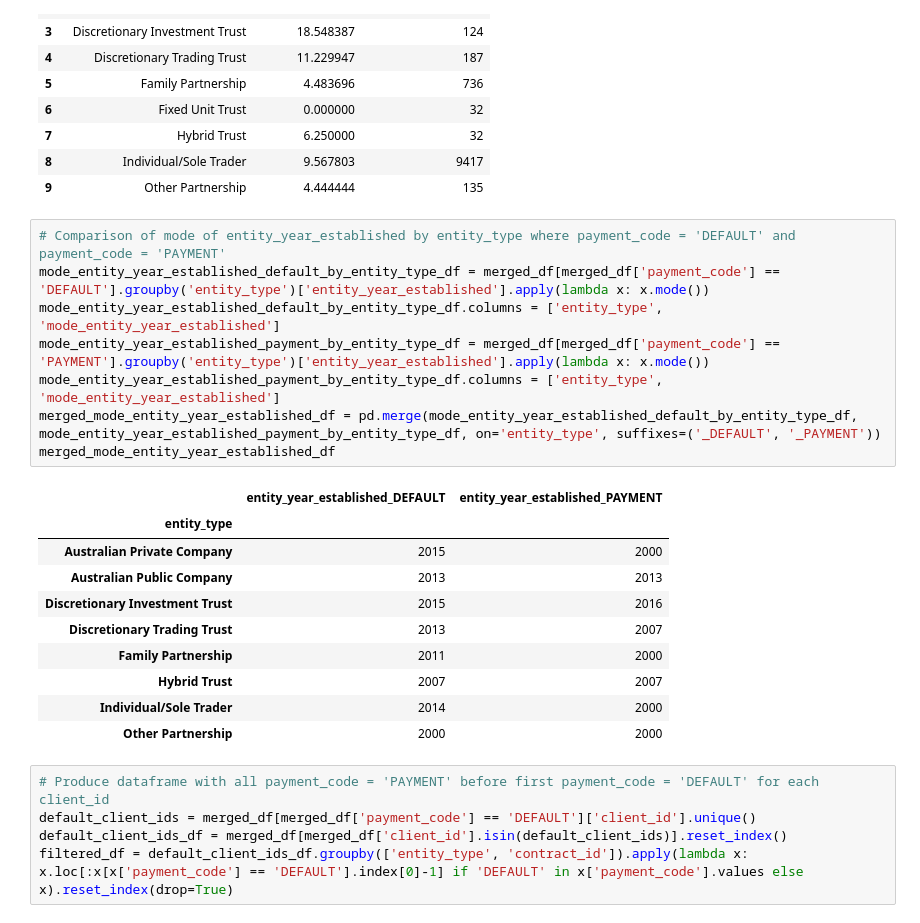
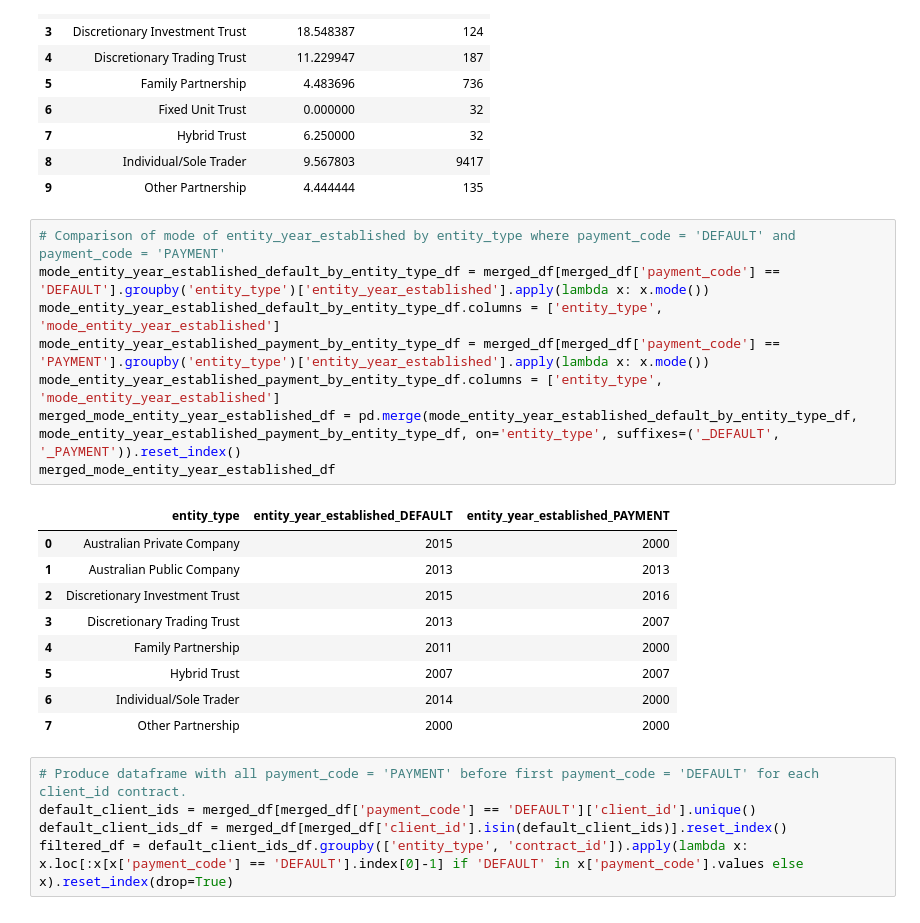
Before and after one commit to jacobpalinski/Payments-Case-Study, a Jupyter notebook: Jacob-Palinski-Case-Study-Python.ipynb, the cells around one changed output. Drawn from its saved outputs; the diff is of its cells as text.

```diff
--- a/Jacob-Palinski-Case-Study-Python.ipynb
+++ b/Jacob-Palinski-Case-Study-Python.ipynb
@@ -225,24 +225,23 @@ default_by_entity_type_df
 # %%
 # Comparison of mode of entity_year_established by entity_type where payment_code = 'DEFAULT' and payment_code = 'PAYMENT'
 mode_entity_year_established_default_by_entity_type_df = merged_df[merged_df['payment_code'] == 'DEFAULT'].groupby('entity_type')['entity_year_established'].apply(lambda x: x.mode())
 mode_entity_year_established_default_by_entity_type_df.columns = ['entity_type', 'mode_entity_year_established']
 mode_entity_year_established_payment_by_entity_type_df = merged_df[merged_df['payment_code'] == 'PAYMENT'].groupby('entity_type')['entity_year_established'].apply(lambda x: x.mode())
 mode_entity_year_established_payment_by_entity_type_df.columns = ['entity_type', 'mode_entity_year_established']
-merged_mode_entity_year_established_df = pd.merge(mode_entity_year_established_default_by_entity_type_df, mode_entity_year_established_payment_by_entity_type_df, on='entity_type', suffixes=('_DEFAULT', '_PAYMENT'))
+merged_mode_entity_year_established_df = pd.merge(mode_entity_year_established_default_by_entity_type_df, mode_entity_year_established_payment_by_entity_type_df, on='entity_type', suffixes=('_DEFAULT', '_PAYMENT')).reset_index()
 merged_mode_entity_year_established_df
 # %% [output]
-|  | entity_year_established_DEFAULT | entity_year_established_PAYMENT |
-| entity_type |  |  |
-| Australian Private Company | 2015 | 2000 |
-| Australian Public Company | 2013 | 2013 |
-| Discretionary Investment Trust | 2015 | 2016 |
-| Discretionary Trading Trust | 2013 | 2007 |
-| Family Partnership | 2011 | 2000 |
-| Hybrid Trust | 2007 | 2007 |
-| Individual/Sole Trader | 2014 | 2000 |
-| Other Partnership | 2000 | 2000 |
+|  | entity_type | entity_year_established_DEFAULT | entity_year_established_PAYMENT |
+| 0 | Australian Private Company | 2015 | 2000 |
+| 1 | Australian Public Company | 2013 | 2013 |
+| 2 | Discretionary Investment Trust | 2015 | 2016 |
+| 3 | Discretionary Trading Trust | 2013 | 2007 |
+| 4 | Family Partnership | 2011 | 2000 |
+| 5 | Hybrid Trust | 2007 | 2007 |
+| 6 | Individual/Sole Trader | 2014 | 2000 |
+| 7 | Other Partnership | 2000 | 2000 |
 # %%
-# Produce dataframe with all payment_code = 'PAYMENT' before first payment_code = 'DEFAULT' for each client_id
+# Produce dataframe with all payment_code = 'PAYMENT' before first payment_code = 'DEFAULT' for each client_id contract.
 default_client_ids = merged_df[merged_df['payment_code'] == 'DEFAULT']['client_id'].unique()
 default_client_ids_df = merged_df[merged_df['client_id'].isin(default_client_ids)].reset_index()
 filtered_df = default_client_ids_df.groupby(['entity_type', 'contract_id']).apply(lambda x: x.loc[:x[x['payment_code'] == 'DEFAULT'].index[0]-1] if 'DEFAULT' in x['payment_code'].values else x).reset_index(drop=True)
```
Also changed, not shown: parts of 10 cells of this notebook.
